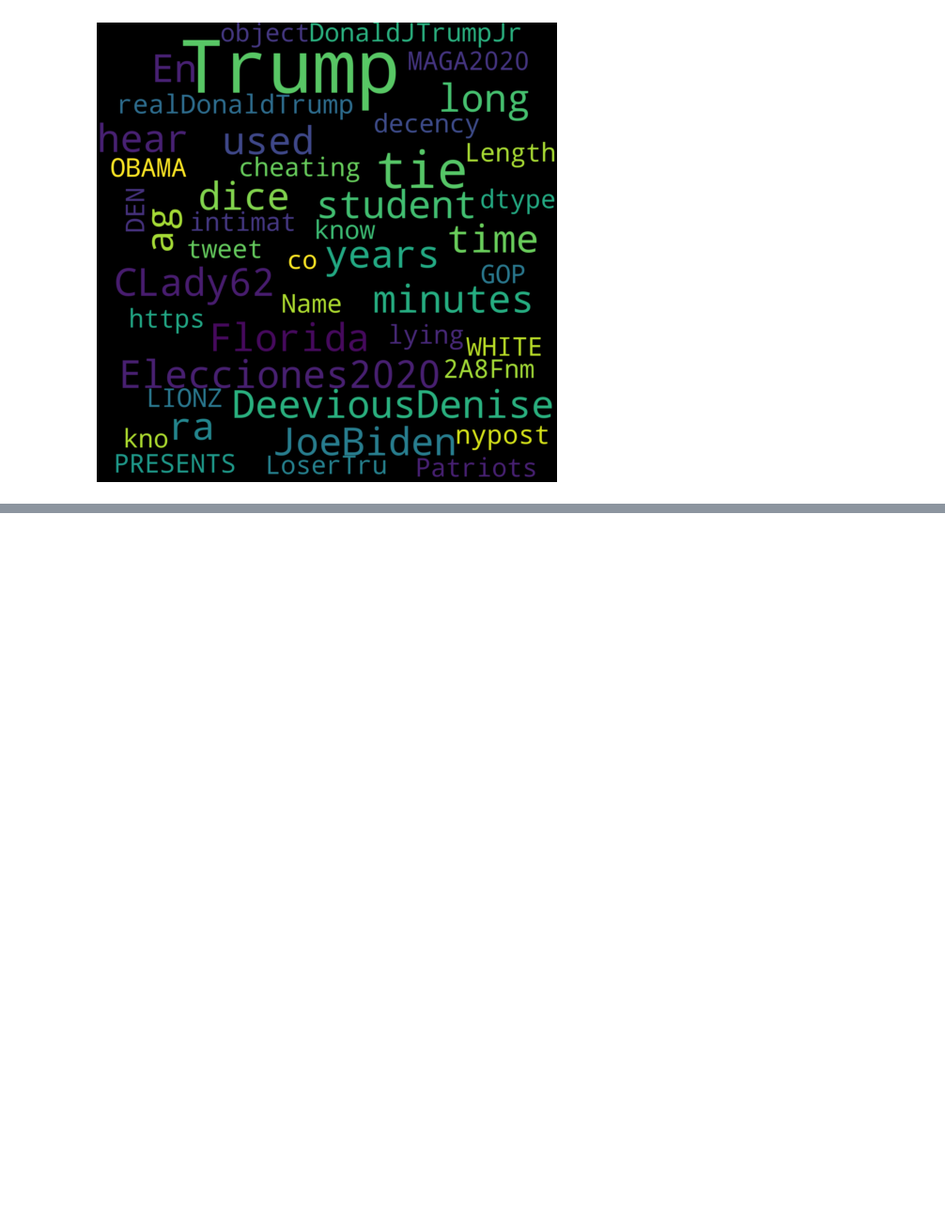
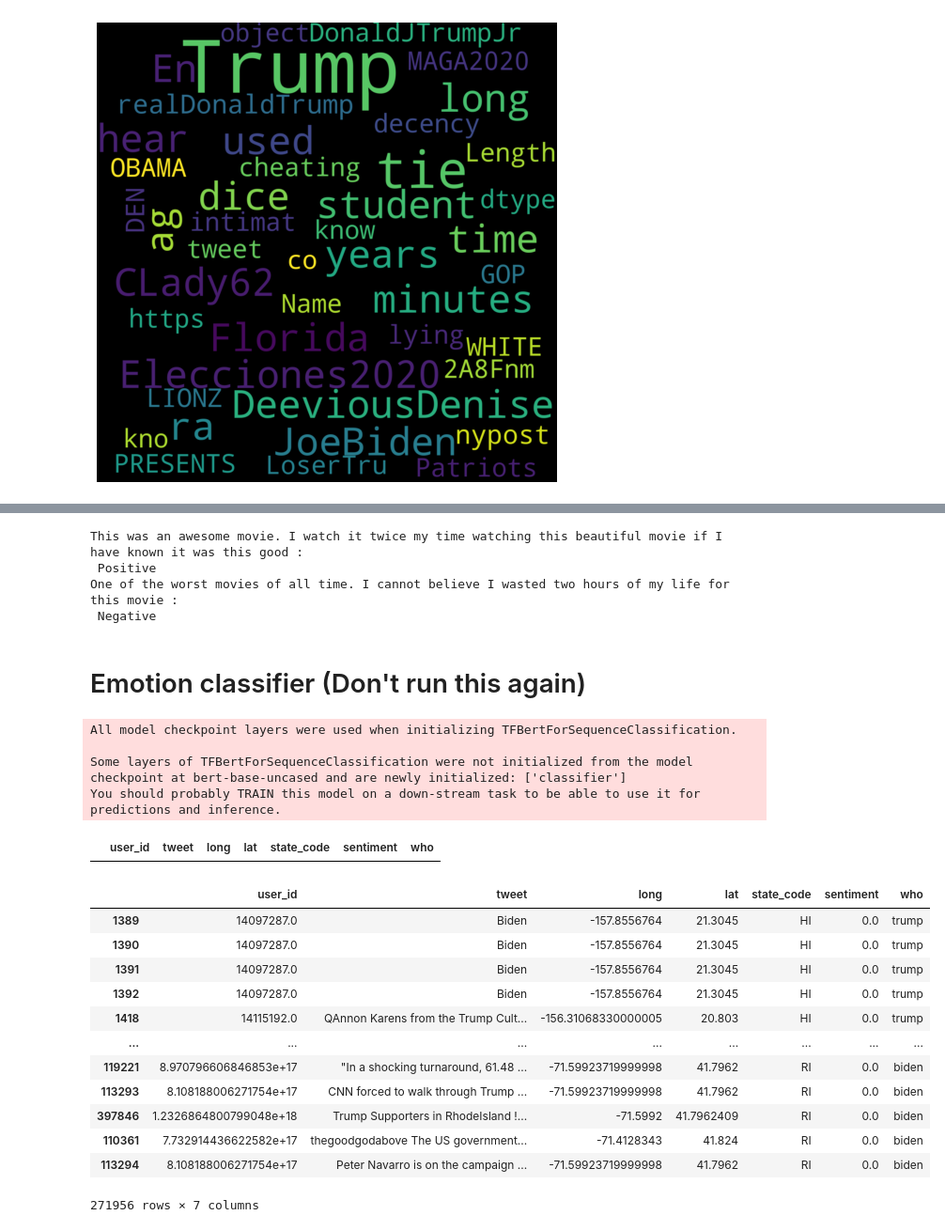
Before and after one commit to sydney-machine-learning/sentimentanalysis-USelections, a Jupyter notebook: main.ipynb, the cells around one changed output, grey strips where cells are left out. Shown at 94% size. Drawn from its saved outputs; the diff is of its cells as text; code cells hidden in the pictures; blank space fills up the shorter version.

```diff
--- a/main.ipynb
+++ b/main.ipynb
@@ -607,0 +944,26 @@ plt.show()
+# %%
+tf_batch = tokenizer(pred_sentences, max_length=128, padding=True, truncation=True, return_tensors='tf')
+tf_outputs = model(tf_batch)
+tf_predictions = tf.nn.softmax(tf_outputs[0], axis=-1)
+labels = ['Negative','Positive']
+label = tf.argmax(tf_predictions, axis=1)
+label = label.numpy()
+for i in range(len(pred_sentences)):
+  print(pred_sentences[i], ": \n", labels[label[i]])
+# %% [output]
+This was an awesome movie. I watch it twice my time watching this beautiful movie if I have known it was this good :
+ Positive
+One of the worst movies of all time. I cannot believe I wasted two hours of my life for this movie :
+ Negative
+# %% [markdown]
+# Emotion classifier (Don't run this again)
+# %%
+from transformers import BertTokenizer, TFBertForSequenceClassification
+
+model = TFBertForSequenceClassification.from_pretrained("bert-base-uncased")
+tokenizer = BertTokenizer.from_pretrained("bert-base-uncased")
+# %% [output]
+All model checkpoint layers were used when initializing TFBertForSequenceClassification.
+
+Some layers of TFBertForSequenceClassification were not initialized from the model checkpoint at bert-base-uncased and are newly initialized: ['classifier']
+You should probably TRAIN this model on a down-stream task to be able to use it for predictions and inference.
@@ -607,0 +972,43 @@ plt.show()
+# %%
+biden_df = pd.read_csv('/content/drive/MyDrive/US_elections/cleaned_sample_100_biden.csv')
+trump_df = pd.read_csv('/content/drive/MyDrive/US_elections/cleaned_sample_100_trump.csv')
+# %%
+biden_df.loc[:,'who'] = 'biden'
+trump_df.loc[:,'who'] = 'trump'
+
+balance_data_df = pd.DataFrame(columns=biden_df.columns)
+
+balance_data_df
+# %% [output]
+|  | user_id | tweet | long | lat | state_code | sentiment | who |
+# %%
+states_list = set(biden_df['state_code']).union(set(trump_df['state_code'])) - set(['MP', 'GU', 'PR', 'VI', 'AS', 'UM', ])
+# %%
+for state in states_list:
+    trump_df_state = trump_df[trump_df['state_code']==state]
+    biden_df_state = biden_df[biden_df['state_code']==state]
+
+    n_sample = len(trump_df_state) if len(trump_df_state) < len(biden_df_state) else len(biden_df_state)
+
+    if len(trump_df_state) < len(biden_df_state):
+        balance_data_df = pd.concat([balance_data_df, trump_df_state])
+        balance_data_df = pd.concat([balance_data_df, biden_df_state.sample(len(trump_df_state))])
+    else:
+        balance_data_df = pd.concat([balance_data_df, biden_df_state])
+        balance_data_df = pd.concat([balance_data_df, trump_df_state.sample(len(biden_df_state))])
+# %%
+balance_data_df
+# %% [output]
+|  | user_id | tweet | long | lat | state_code | sentiment | who |
+| 1389 | 14097287.0 | Biden | -157.8556764 | 21.3045 | HI | 0.0 | trump |
+| 1390 | 14097287.0 | Biden | -157.8556764 | 21.3045 | HI | 0.0 | trump |
+| 1391 | 14097287.0 | Biden | -157.8556764 | 21.3045 | HI | 0.0 | trump |
+| 1392 | 14097287.0 | Biden | -157.8556764 | 21.3045 | HI | 0.0 | trump |
+| 1418 | 14115192.0 | QAnnon Karens from the Trump Cult... | -156.31068330000005 | 20.803 | HI | 0.0 | trump |
+| ... | ... | ... | ... | ... | ... | ... | ... |
+| 119221 | 8.970796606846853e+17 | "In a shocking turnaround, 61.48 ... | -71.59923719999998 | 41.7962 | RI | 0.0 | biden |
+| 113293 | 8.108188006271754e+17 | CNN forced to walk through Trump ... | -71.59923719999998 | 41.7962 | RI | 0.0 | biden |
+| 397846 | 1.2326864800799048e+18 | Trump Supporters in RhodeIsland !... | -71.5992 | 41.7962409 | RI | 0.0 | biden |
+| 110361 | 7.732914436622582e+17 | thegoodgodabove The US government... | -71.4128343 | 41.824 | RI | 0.0 | biden |
+| 113294 | 8.108188006271754e+17 | Peter Navarro is on the campaign ... | -71.59923719999998 | 41.7962 | RI | 0.0 | biden |
+271956 rows × 7 columns
```
Also changed, not shown: parts of 60 cells of this notebook.
